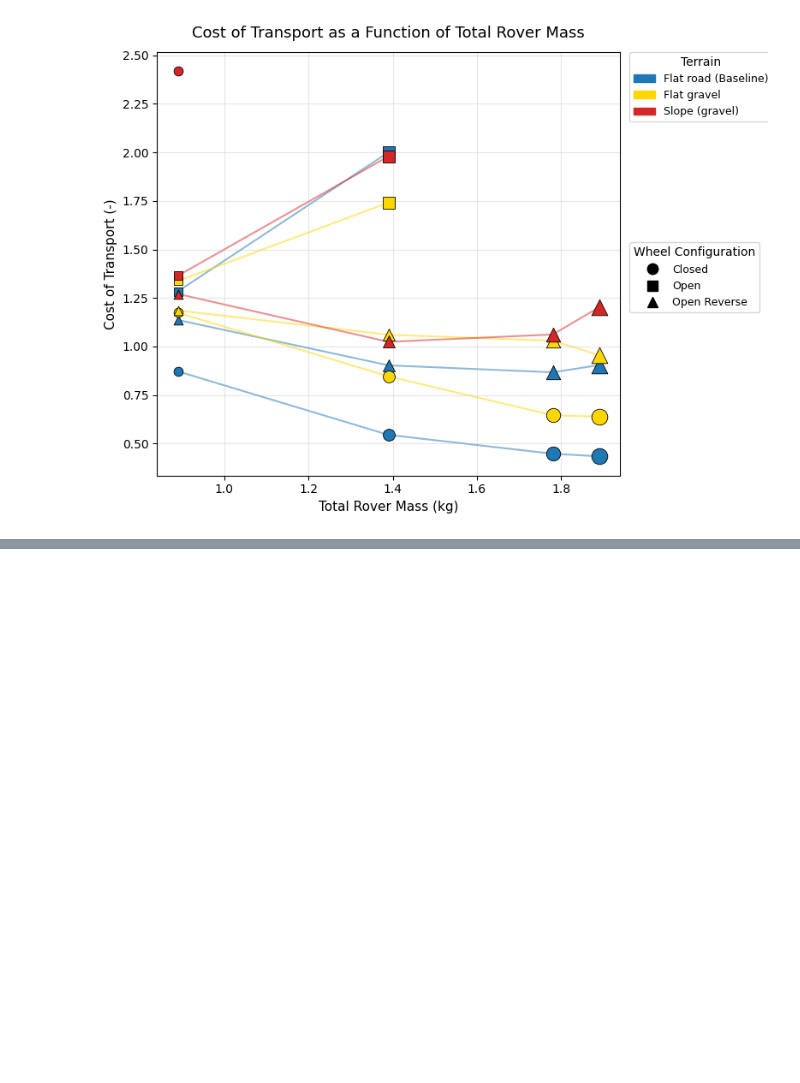
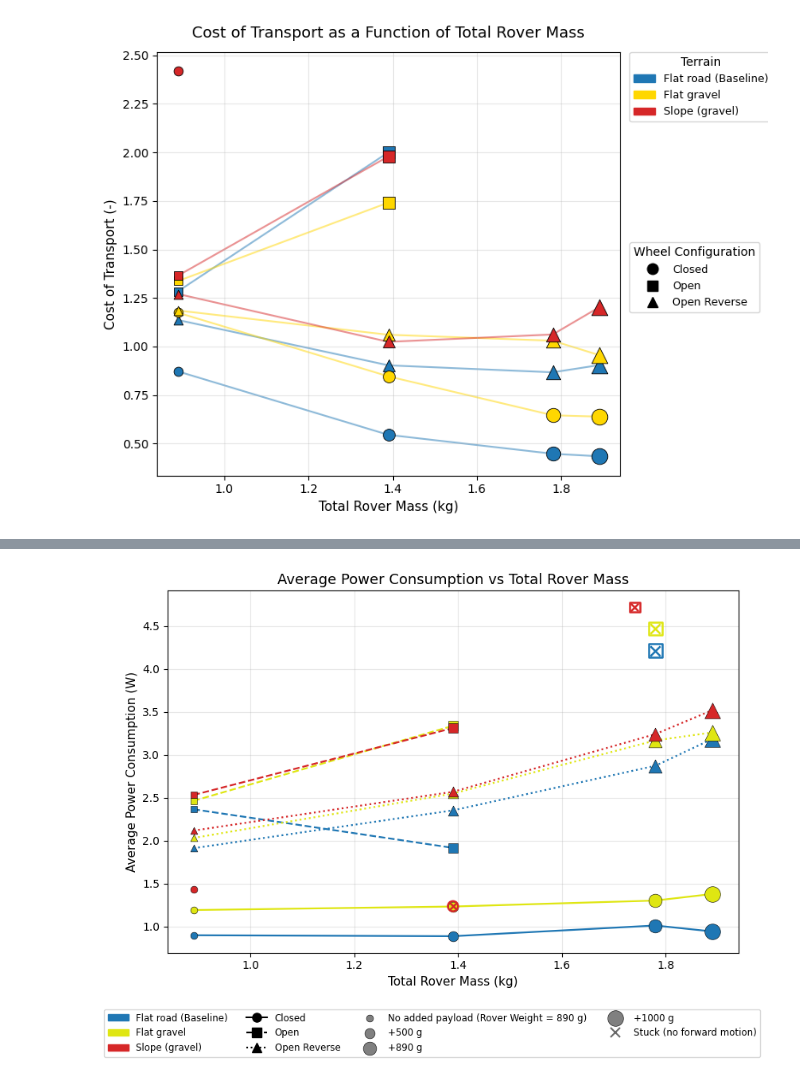
Before and after one commit to goncalomonteiropais-dev/Semester_Project_CREATE_Lab, a Jupyter notebook: Code/Motor_data_analysis.ipynb, the cells around one changed output, grey strips where cells are left out. Saved outputs shown, nothing was run; the diff lists cells and outputs as text; code cells hidden in the pictures; blank space fills up the shorter version.

```diff
--- a/Code/Motor_data_analysis.ipynb
+++ b/Code/Motor_data_analysis.ipynb
@@ -1334,0 +1447,14 @@ else:
+# %%
+# ─── POWER vs MASS ───────────────────────────────────────────────────────────
+fig, ax = plt.subplots(figsize=(8, 6))
+_draw_series(ax, "power_avg_W")
+ax.set_xlabel("Total Rover Mass (kg)", fontsize=11)
+ax.set_ylabel("Average Power Consumption (W)", fontsize=11)
+ax.set_title("Average Power Consumption vs Total Rover Mass", fontsize=13)
+ax.grid(True, alpha=0.3)
+_add_legend(fig)
+plt.tight_layout(rect=[0, 0.08, 1, 1])
+plt.savefig("power_vs_mass.png", dpi=300, bbox_inches="tight")
+plt.show()
+# %% [output]
+[figure, added]
```
Also changed, not shown: parts of 11 cells of this notebook.
